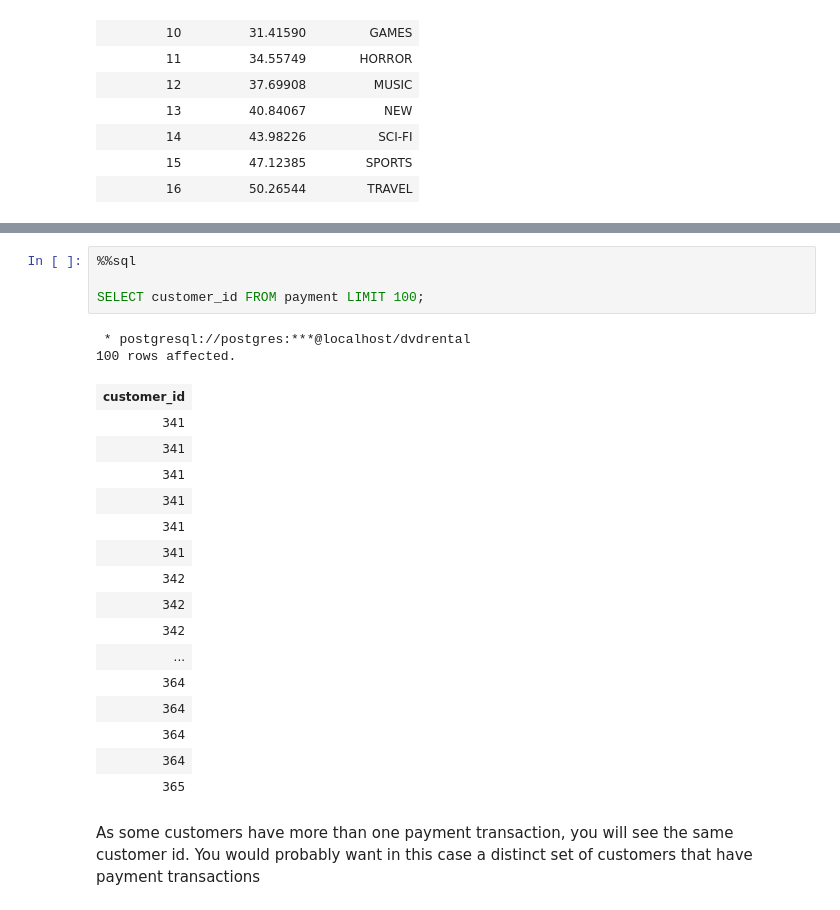
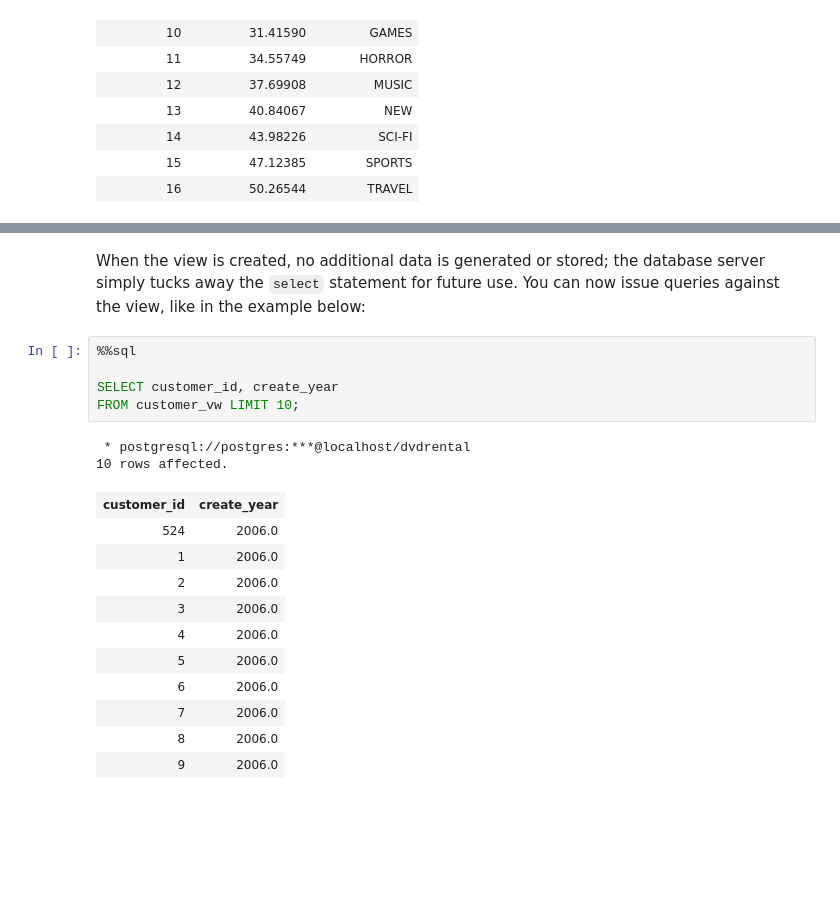
Before and after one commit to colintwh/sql-basics, a Jupyter notebook: QueryData.ipynb, the cells around one changed output, grey strips where cells are left out. Drawn from its saved outputs; the diff is of its cells as text; blank space fills up the shorter version.

```diff
--- a/QueryData.ipynb
+++ b/QueryData.ipynb
@@ -190,25 +294,21 @@ In some cases, a query might return duplicate rows of data. For example, when re
+# %% [markdown]
+When the view is created, no additional data is generated or stored; the database server simply tucks away the `select` statement for future use. You can now issue queries against the view, like in the example below:
 # %%
 %%sql
 
-SELECT customer_id FROM payment LIMIT 100;
+SELECT customer_id, create_year
+FROM customer_vw LIMIT 10;
 # %% [output]
  * postgresql://postgres:***@localhost/dvdrental
-100 rows affected.
+10 rows affected.
-| customer_id |
-| 341 |
-| 341 |
-| 341 |
-| 341 |
-| 341 |
-| 341 |
-| 342 |
-| 342 |
-| 342 |
-| ... |
-| 364 |
-| 364 |
-| 364 |
-| 364 |
-| 365 |
+| customer_id | create_year |
+| 524 | 2006.0 |
+| 1 | 2006.0 |
+| 2 | 2006.0 |
+| 3 | 2006.0 |
+| 4 | 2006.0 |
+| 5 | 2006.0 |
+| 6 | 2006.0 |
+| 7 | 2006.0 |
+| 8 | 2006.0 |
+| 9 | 2006.0 |
-# %% [markdown]
-As some customers have more than one payment transaction, you will see the same customer id. You would probably want in this case a distinct set of customers that have payment transactions
```
Also changed, not shown: parts of 34 cells of this notebook, 1 other file.
